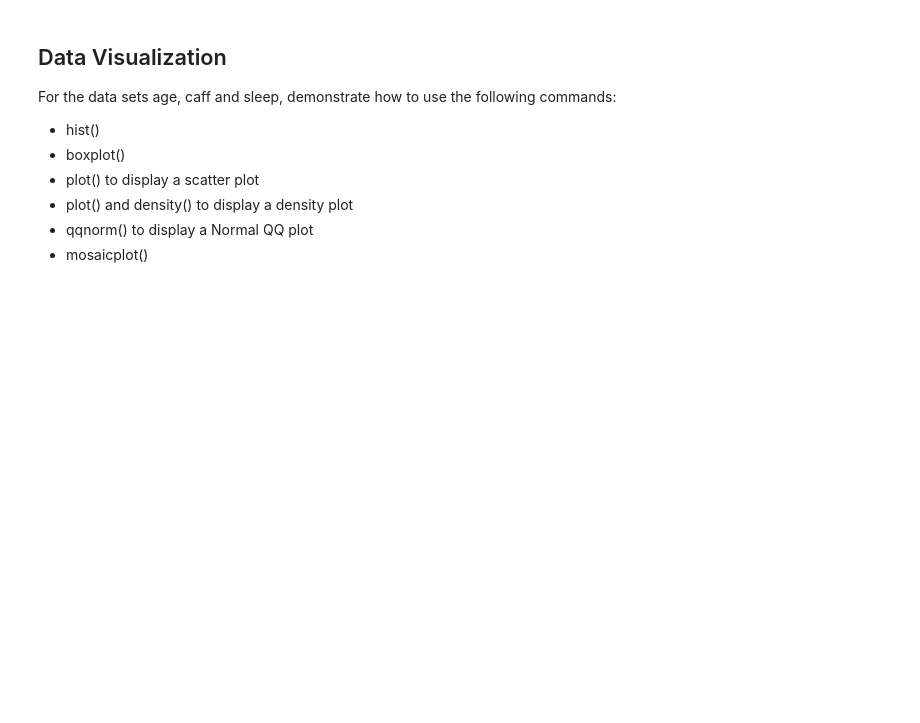
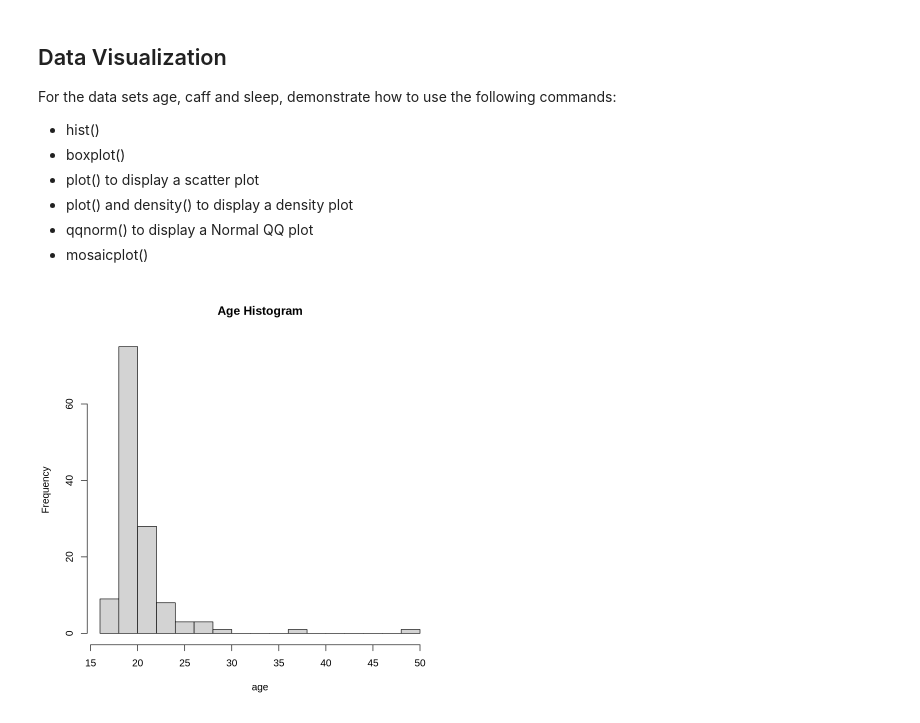
Before and after one commit to UNGdatascience/3350, a Jupyter notebook: S0_Intro_Data_Descriptives_Graphics.ipynb, the cells around one changed output. Saved outputs shown, nothing was run; the diff lists cells and outputs as text; code cells hidden in the pictures; blank space fills up the shorter version.

```diff
--- a/S0_Intro_Data_Descriptives_Graphics.ipynb
+++ b/S0_Intro_Data_Descriptives_Graphics.ipynb
@@ -45,7 +54,9 @@ We can do same thing using the row-column attribute of the data frame:
 # %%
-age <- ...
+age <- pers[ , 'Age']
 
-caff <- ...
+caff <- pers[ , 'Caff']
 
-s <- ...
+s <- pers[ , 'Sleep']
+
+caff
 # %% [output]
@@ -72,3 +134,7 @@ For the data sets age, caff and sleep, demonstrate how to use the following comm
 - plot() and density() to display a density plot
 - qqnorm() to display a Normal QQ plot
 - mosaicplot()
+# %%
+hist(age, breaks = 20, main = 'Age Histogram')
+# %% [output]
+[figure, added]
```
Also changed, not shown: parts of 20 cells of this notebook, 7 other files.
